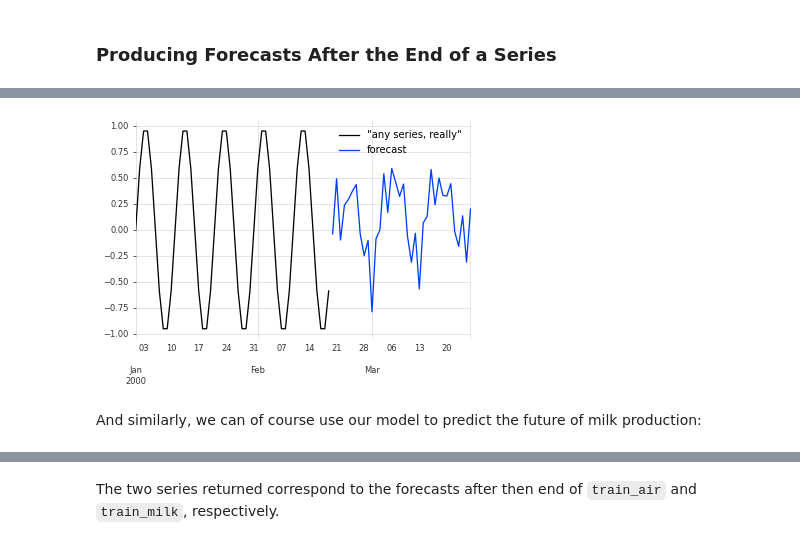
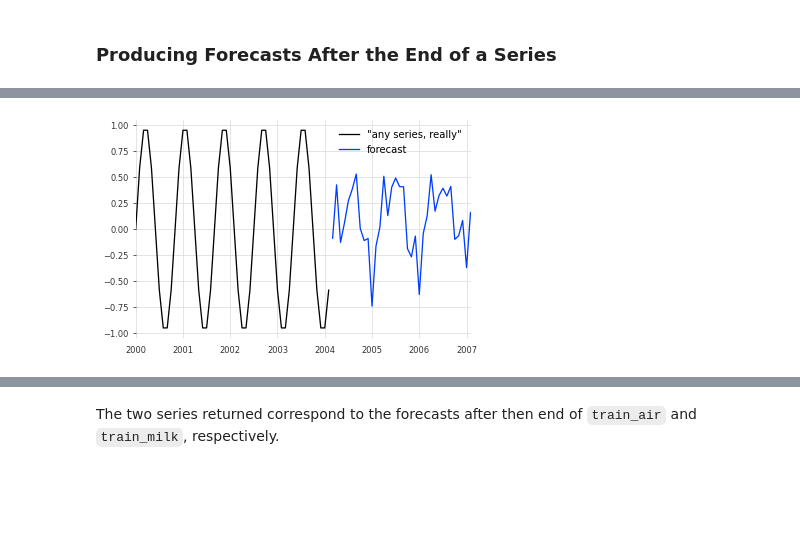
Before and after one commit to unit8co/darts, a Jupyter notebook: examples/multi-time-series-and-covariates.ipynb, the cells around one changed output, grey strips where cells are left out. Cells and saved outputs as stored; diff of their text form; code cells hidden in the pictures; blank space fills up the shorter version.

```diff
--- a/examples/multi-time-series-and-covariates.ipynb
+++ b/examples/multi-time-series-and-covariates.ipynb
@@ -81,3 +85,3 @@ Let's look at a first example. We'll build a RNN that has a lookback window of 2
 # %%
-model_air = NBEATSModel(input_chunk_length=24, output_chunk_length=12, n_epochs=300)
+model_air = NBEATSModel(input_chunk_length=24, output_chunk_length=12, n_epochs=200)
 # %% [markdown]
@@ -132,5 +137,5 @@ As both time series have a dimension of 1, we will keep `input_size=1` and `outp
 # %%
-model_air_milk = NBEATSModel(input_chunk_length=24, output_chunk_length=12, n_epochs=150)
+model_air_milk = NBEATSModel(input_chunk_length=24, output_chunk_length=12, n_epochs=100)
 # %% [markdown]
 Then, fitting the model on two (or more) series is as simple as giving a list of series (instead of a single series) in argument to the `fit()` function:
 # %%
@@ -160,11 +171,9 @@ Similarly, we could forecast the future values of any other series (even series
 # %%
-any_series = sine_timeseries(length=50)
+any_series = sine_timeseries(length=50, freq='M')
 pred = model_air_milk.predict(n=36, series=any_series)
 
 any_series.plot(label='"any series, really"')
 pred.plot(label='forecast')
 plt.legend();
 # %% [output]
-[figure, old version]
+[figure, new version]
-# %% [markdown]
-And similarly, we can of course use our model to predict the future of milk production:
```
Also changed, not shown: parts of 32 cells of this notebook, 2 other files.
